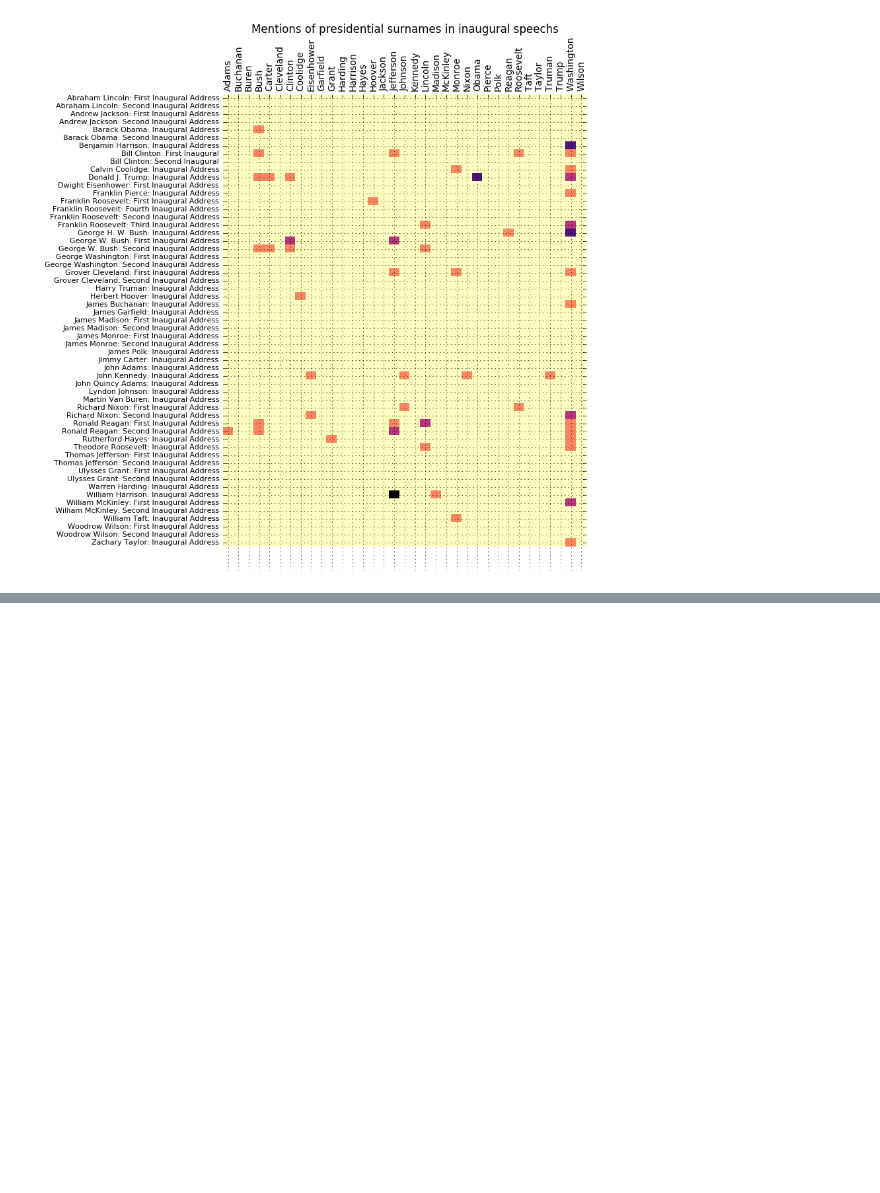
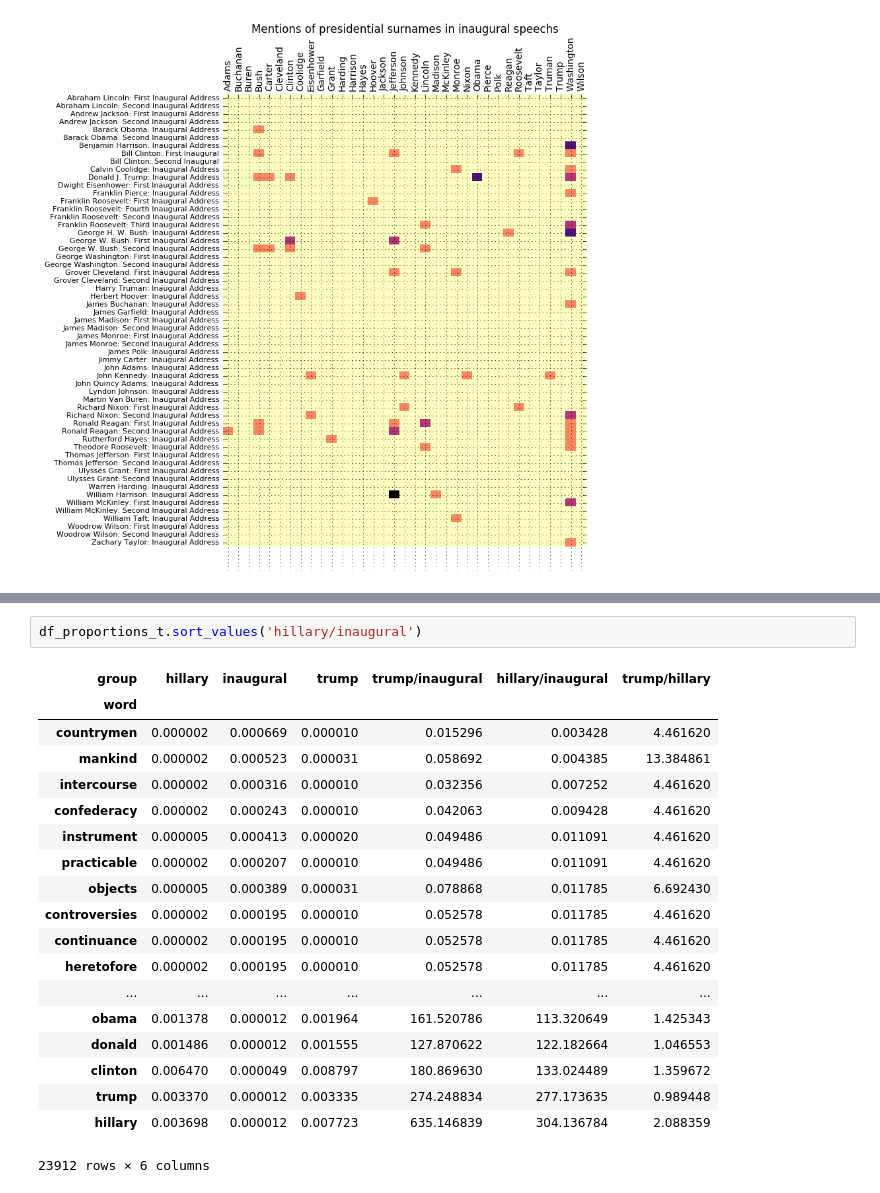
Before and after one commit to chbrown/presidents, a Jupyter notebook: notebooks/Words-with-Trump.ipynb, the cells around one changed output, grey strips where cells are left out. Drawn from its saved outputs; the diff is of its cells as text; blank space fills up the shorter version.

```diff
--- a/notebooks/Words-with-Trump.ipynb
+++ b/notebooks/Words-with-Trump.ipynb
@@ -210,0 +364,22 @@ plt.tight_layout()
+# %%
+df_proportions_t.sort_values('hillary/inaugural')
+# %% [output]
+| group | hillary | inaugural | trump | trump/inaugural | hillary/inaugural | trump/hillary |
+| word |  |  |  |  |  |  |
+| countrymen | 0.000002 | 0.000669 | 0.000010 | 0.015296 | 0.003428 | 4.461620 |
+| mankind | 0.000002 | 0.000523 | 0.000031 | 0.058692 | 0.004385 | 13.384861 |
+| intercourse | 0.000002 | 0.000316 | 0.000010 | 0.032356 | 0.007252 | 4.461620 |
+| confederacy | 0.000002 | 0.000243 | 0.000010 | 0.042063 | 0.009428 | 4.461620 |
+| instrument | 0.000005 | 0.000413 | 0.000020 | 0.049486 | 0.011091 | 4.461620 |
+| practicable | 0.000002 | 0.000207 | 0.000010 | 0.049486 | 0.011091 | 4.461620 |
+| objects | 0.000005 | 0.000389 | 0.000031 | 0.078868 | 0.011785 | 6.692430 |
+| controversies | 0.000002 | 0.000195 | 0.000010 | 0.052578 | 0.011785 | 4.461620 |
+| continuance | 0.000002 | 0.000195 | 0.000010 | 0.052578 | 0.011785 | 4.461620 |
+| heretofore | 0.000002 | 0.000195 | 0.000010 | 0.052578 | 0.011785 | 4.461620 |
+| ... | ... | ... | ... | ... | ... | ... |
+| obama | 0.001378 | 0.000012 | 0.001964 | 161.520786 | 113.320649 | 1.425343 |
+| donald | 0.001486 | 0.000012 | 0.001555 | 127.870622 | 122.182664 | 1.046553 |
+| clinton | 0.006470 | 0.000049 | 0.008797 | 180.869630 | 133.024489 | 1.359672 |
+| trump | 0.003370 | 0.000012 | 0.003335 | 274.248834 | 277.173635 | 0.989448 |
+| hillary | 0.003698 | 0.000012 | 0.007723 | 635.146839 | 304.136784 | 2.088359 |
+23912 rows × 6 columns
```
Also changed, not shown: parts of 41 cells of this notebook.
